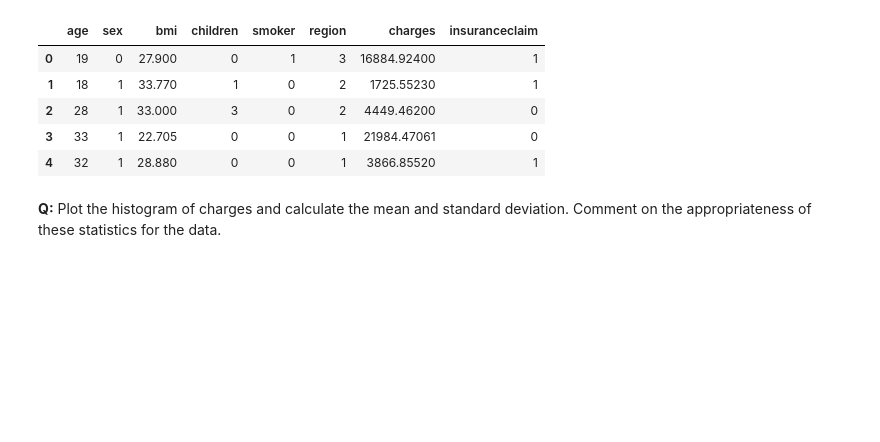
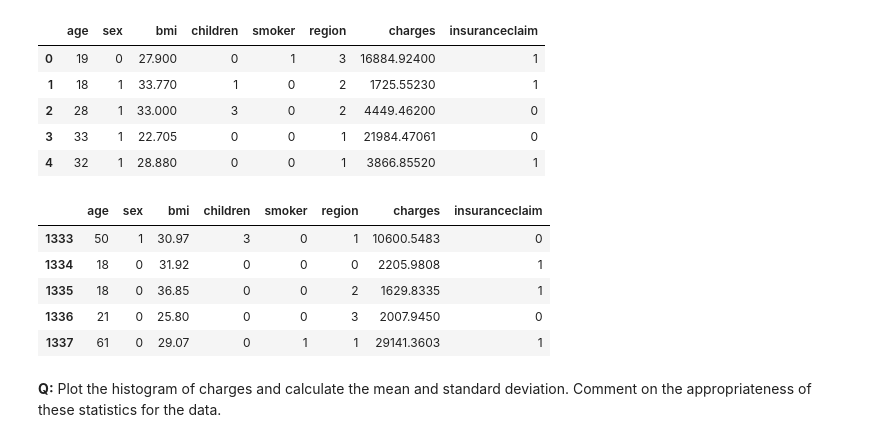
Before and after one commit to monikakrajnc/Springboard, a Jupyter notebook: frequentist_statistics /inferential_statistics_1b.ipynb, the cells around one changed output. Cells and saved outputs as stored; diff of their text form; code cells hidden in the pictures; blank space fills up the shorter version.

```diff
--- a/frequentist_statistics /inferential_statistics_1b.ipynb
+++ b/frequentist_statistics /inferential_statistics_1b.ipynb
@@ -54,6 +54,15 @@ medical.head()
 | 2 | 28 | 1 | 33.000 | 3 | 0 | 2 | 4449.46200 | 0 |
 | 3 | 33 | 1 | 22.705 | 0 | 0 | 1 | 21984.47061 | 0 |
 | 4 | 32 | 1 | 28.880 | 0 | 0 | 1 | 3866.85520 | 1 |
+# %%
+medical.tail()
+# %% [output]
+|  | age | sex | bmi | children | smoker | region | charges | insuranceclaim |
+| 1333 | 50 | 1 | 30.97 | 3 | 0 | 1 | 10600.5483 | 0 |
+| 1334 | 18 | 0 | 31.92 | 0 | 0 | 0 | 2205.9808 | 1 |
+| 1335 | 18 | 0 | 36.85 | 0 | 0 | 2 | 1629.8335 | 1 |
+| 1336 | 21 | 0 | 25.80 | 0 | 0 | 3 | 2007.9450 | 0 |
+| 1337 | 61 | 0 | 29.07 | 0 | 1 | 1 | 29141.3603 | 1 |
 # %% [markdown]
 __Q:__ Plot the histogram of charges and calculate the mean and standard deviation. Comment on the appropriateness of these statistics for the data.
 # %% [markdown]
```
Also changed, not shown: parts of 5 cells of this notebook.
